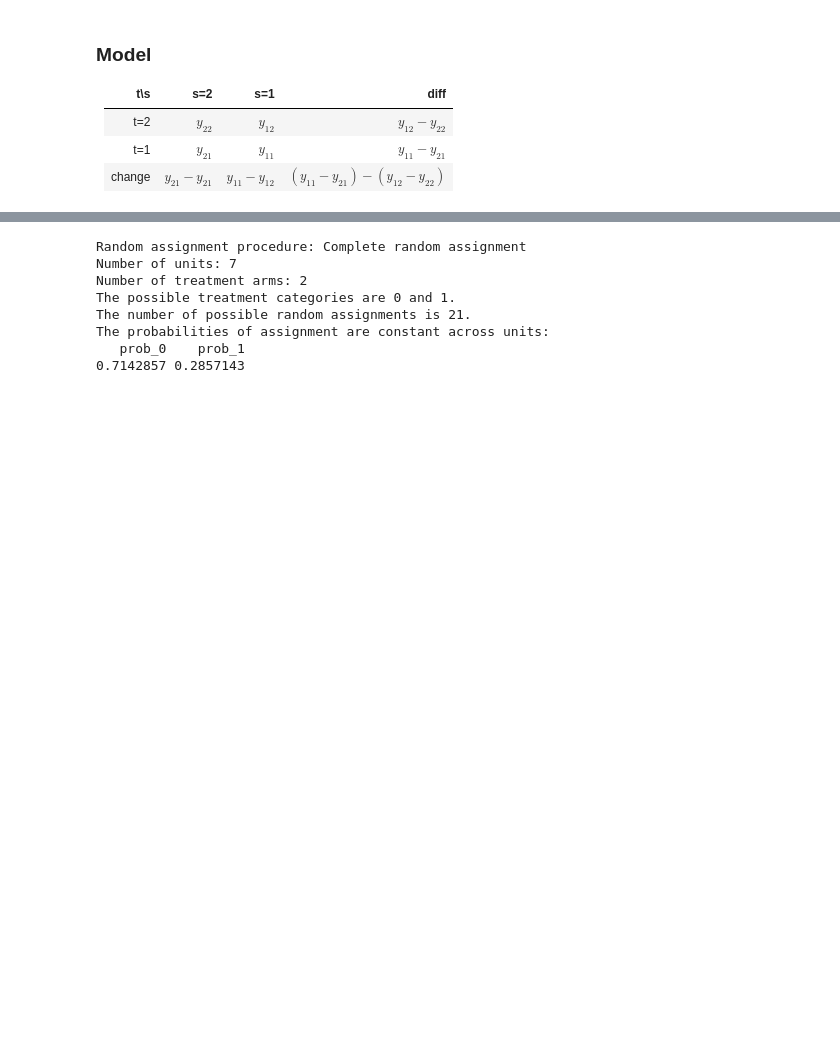
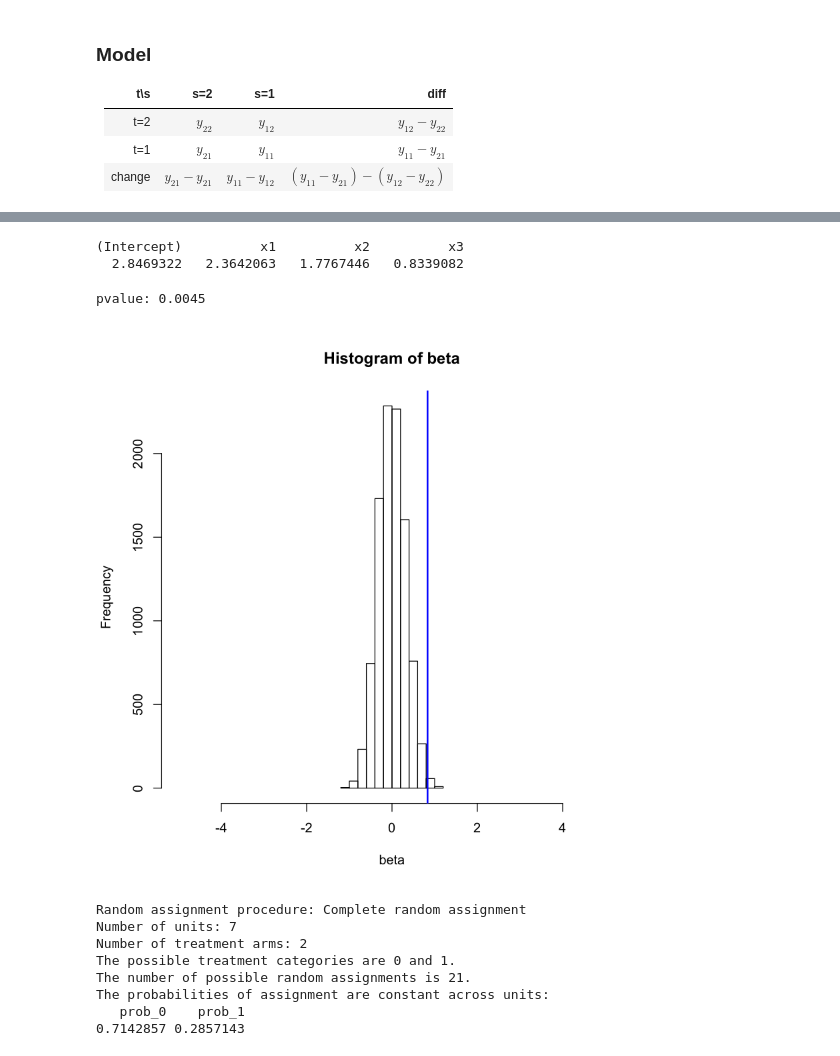
Before and after one commit to Yimdh/progress, a Jupyter notebook: stat/causalInference/[paper]usingCausalInference_Uber/02_Difference-in-difference.ipynb, the cells around one changed output, grey strips where cells are left out. Drawn from its saved outputs; the diff is of its cells as text; code cells hidden in the pictures; blank space fills up the shorter version.

```diff
--- a/stat/causalInference/[paper]usingCausalInference_Uber/02_Difference-in-difference.ipynb
+++ b/stat/causalInference/[paper]usingCausalInference_Uber/02_Difference-in-difference.ipynb
@@ -103,3 +144,28 @@ mean(rdist>=T_stat,na.rm=TRUE)
+# %%
+#회귀문제
+size<-50
+x1<-rbinom(size,1,.5)
+x2<-rbinom(size,1,0.5)
+x3<-x1*x2
+y<-3+2*x1+1.4*x2+1.5*x3+rnorm(size)
+fit<-lm(y~x1+x2+x3)
+fit$coefficients
+
+beta<-c()
+iter<-10000
+for(i in 1:iter){
+x3_re<-rep(0,size)
+x3_re[sample(1:size,sum(x3),replace = FALSE)]<-1
+beta<-c(beta,lm(y~x1+x2+x3_re)$coefficients[4])
+}
+hist(beta,xlim=c(-5,5))
+abline(v=fit$coefficients[4],col='blue',lwd=2)
+cat('pvalue:',mean(beta>=fit$coefficients[4]))
+# %% [output]
+(Intercept)          x1          x2          x3
+  2.8469322   2.3642063   1.7767446   0.8339082
+pvalue: 0.0045
+[figure, added]
 # %%
 #install.packages('ri2')
 library(ri2)
```
Also changed, not shown: parts of 5 cells of this notebook.
